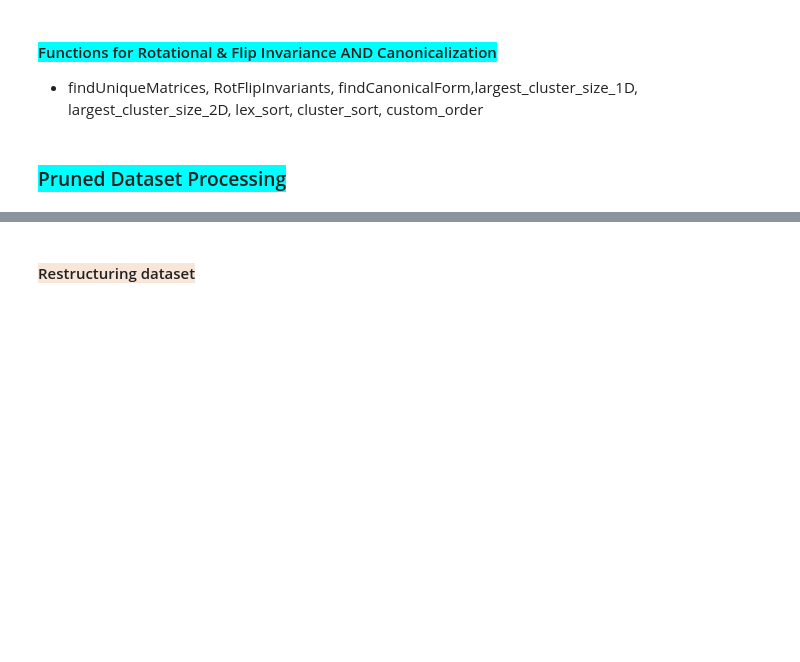
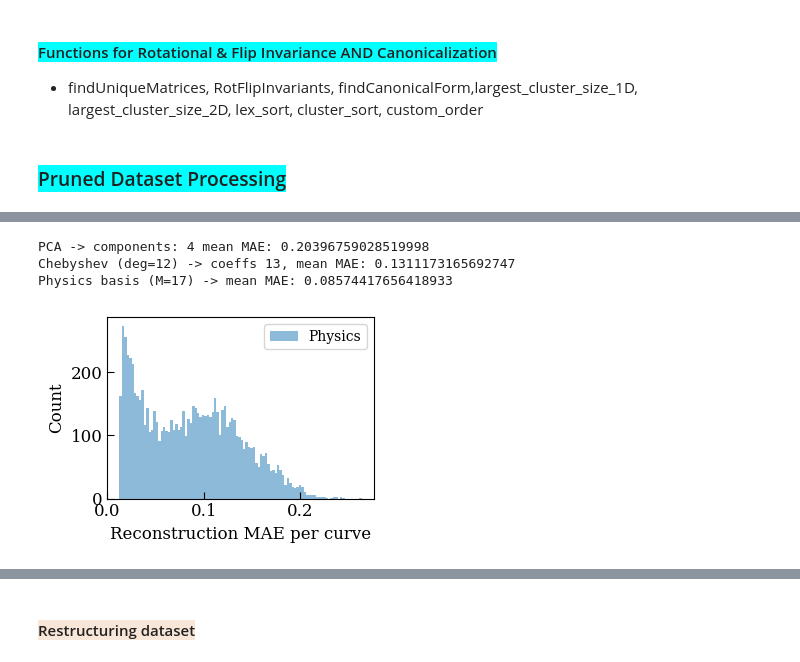
Before and after one commit to siba-p/ML_surfacepoly, a Jupyter notebook: models/ML_statistics.ipynb, the cells around one changed output, grey strips where cells are left out. Drawn from its saved outputs; the diff is of its cells as text; code cells hidden in the pictures; blank space fills up the shorter version.

```diff
--- a/models/ML_statistics.ipynb
+++ b/models/ML_statistics.ipynb
@@ -315,7 +315,11 @@ def custom_order(arr):
 # %% [markdown]
 ### <span style="background-color:cyan">Pruned Dataset Processing </span>
 # %%
-pmf_data = np.load("data_final/target/pmf_surface.npy")
-surface = np.load("data_final/feature/surface.npy")
-polymer = np.load("data_final/feature/polymer.npy")
+pmf_data = np.load("../data/target/pmf_surface.npy")
+surface = np.load("../data/feature/surface.npy")
+polymer = np.load("../data/feature/polymer.npy")
+
+pmf_data = pmf_data[1:, 1:]
+# tail_bins = 10
+# pmf_data -= pmf_data[:,:, -tail_bins:].mean(axis=2, keepdims=True)
 print(f"surface shape is:{surface.shape}\npolymer shape is:{polymer.shape}\npmf_data shape is:{pmf_data.shape}")
@@ -321,0 +550,28 @@ print(f"surface shape is:{surface.shape}\npolymer shape is:{polymer.shape}\npmf_
+# %%
+B = pmf_data.shape[2]  # 100
+r_grid = np.linspace(0.1, 1.0, B)
+results = compare_all_methods(
+    pmf_data,
+    r=r_grid,          # reaction coordinate
+    tail_bins=10,      # number of bins at the tail to subtract for zero baseline
+    pca_var=0.995,     # PCA: keep 99.5% variance
+    cheb_degree=12,    # Chebyshev polynomial degree
+    phys_M=17,         # Physics-informed basis number of functions
+    phys_r0=None    # lower cutoff for physics basis (set None to auto 1e-8)
+)
+# %% [output]
+PCA -> components: 4 mean MAE: 0.20396759028519998
+Chebyshev (deg=12) -> coeffs 13, mean MAE: 0.1311173165692747
+Physics basis (M=17) -> mean MAE: 0.08574417656418933
+# %%
+import matplotlib.pyplot as plt
+
+# plt.hist(results['pca']['mae'], bins=30, alpha=0.5, label='PCA')
+# plt.hist(results['cheb']['mae'], bins=30, alpha=0.5, label='Chebyshev')
+plt.hist(results['phys']['mae'], bins=100, alpha=0.5, label='Physics')
+plt.xlabel('Reconstruction MAE per curve')
+plt.ylabel('Count')
+plt.legend()
+plt.show()
+# %% [output]
+[figure, added]
```
Also changed, not shown: parts of 12 cells of this notebook, 15 other files.
